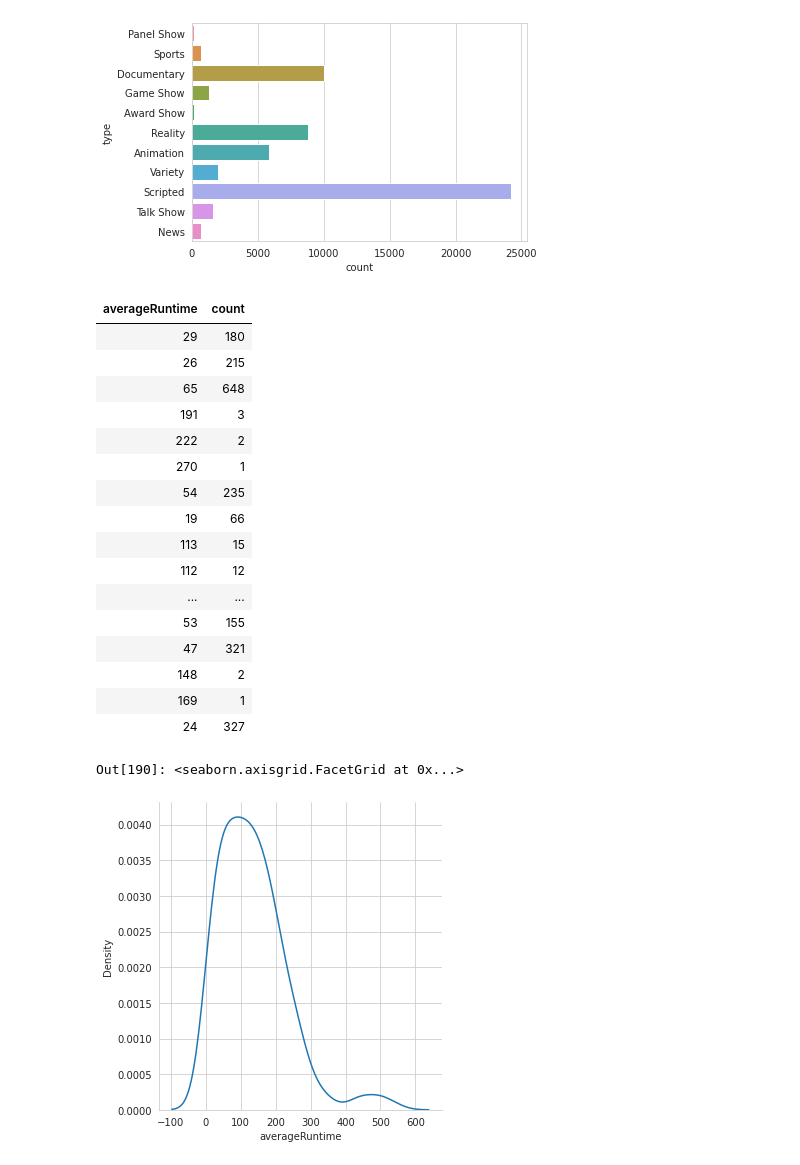
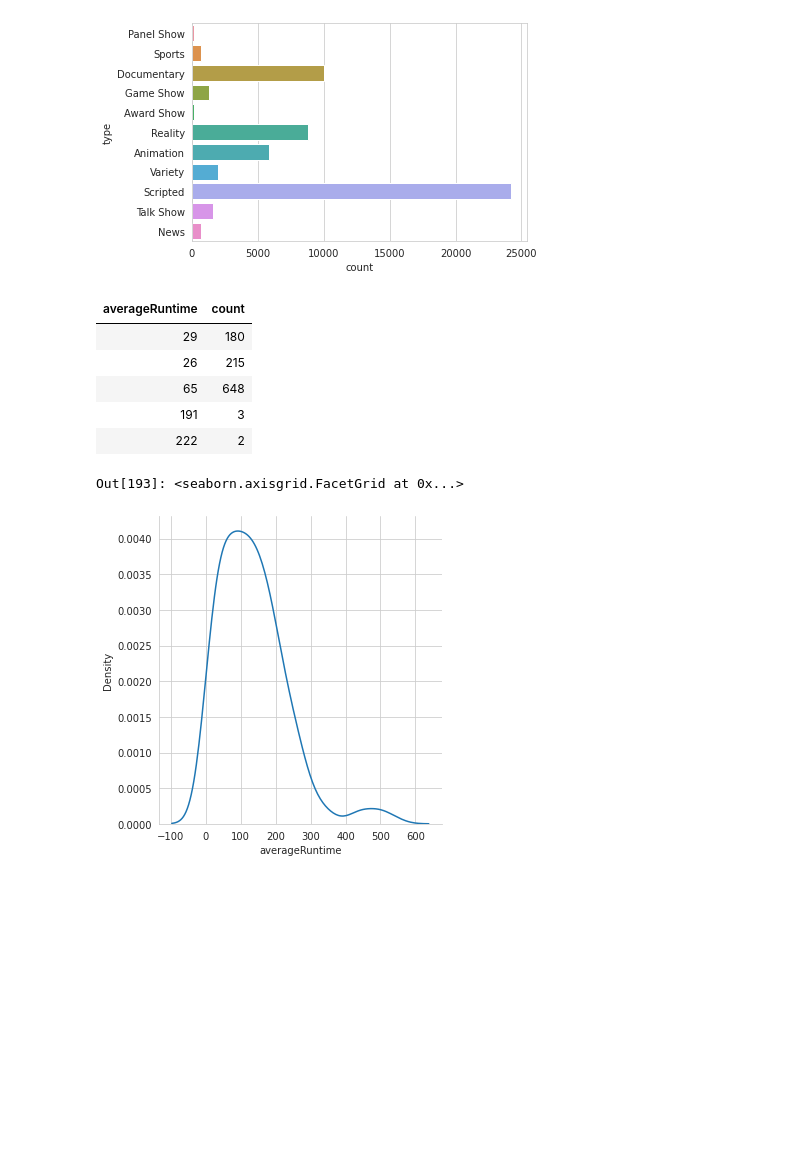
Before and after one commit to robbfox/pyspark, a Jupyter notebook: RFoxWeek 7 - mini-project.ipynb, the cells around one changed output. Saved outputs shown, nothing was run; the diff lists cells and outputs as text; code cells hidden in the pictures; blank space fills up the shorter version.

```diff
--- a/RFoxWeek 7 - mini-project.ipynb
+++ b/RFoxWeek 7 - mini-project.ipynb
@@ -154,27 +154,16 @@ Out[189]: <AxesSubplot:xlabel='count', ylabel='type'>
 [figure]
 # %%
 x_data = data.groupby('averageRuntime').count()
-display(x_data)
+display(x_data.limit(5))
 
 pandas_df = x_data.toPandas()
 sns.displot(data=pandas_df, kind="kde", x='averageRuntime')
 # %% [output]
 | averageRuntime | count |
 | 29 | 180 |
 | 26 | 215 |
 | 65 | 648 |
 | 191 | 3 |
 | 222 | 2 |
-| 270 | 1 |
-| 54 | 235 |
-| 19 | 66 |
-| 113 | 15 |
-| 112 | 12 |
-| ... | ... |
-| 53 | 155 |
-| 47 | 321 |
-| 148 | 2 |
-| 169 | 1 |
-| 24 | 327 |
-Out[190]: <seaborn.axisgrid.FacetGrid at 0x...>
+Out[193]: <seaborn.axisgrid.FacetGrid at 0x...>
 [figure]
```
